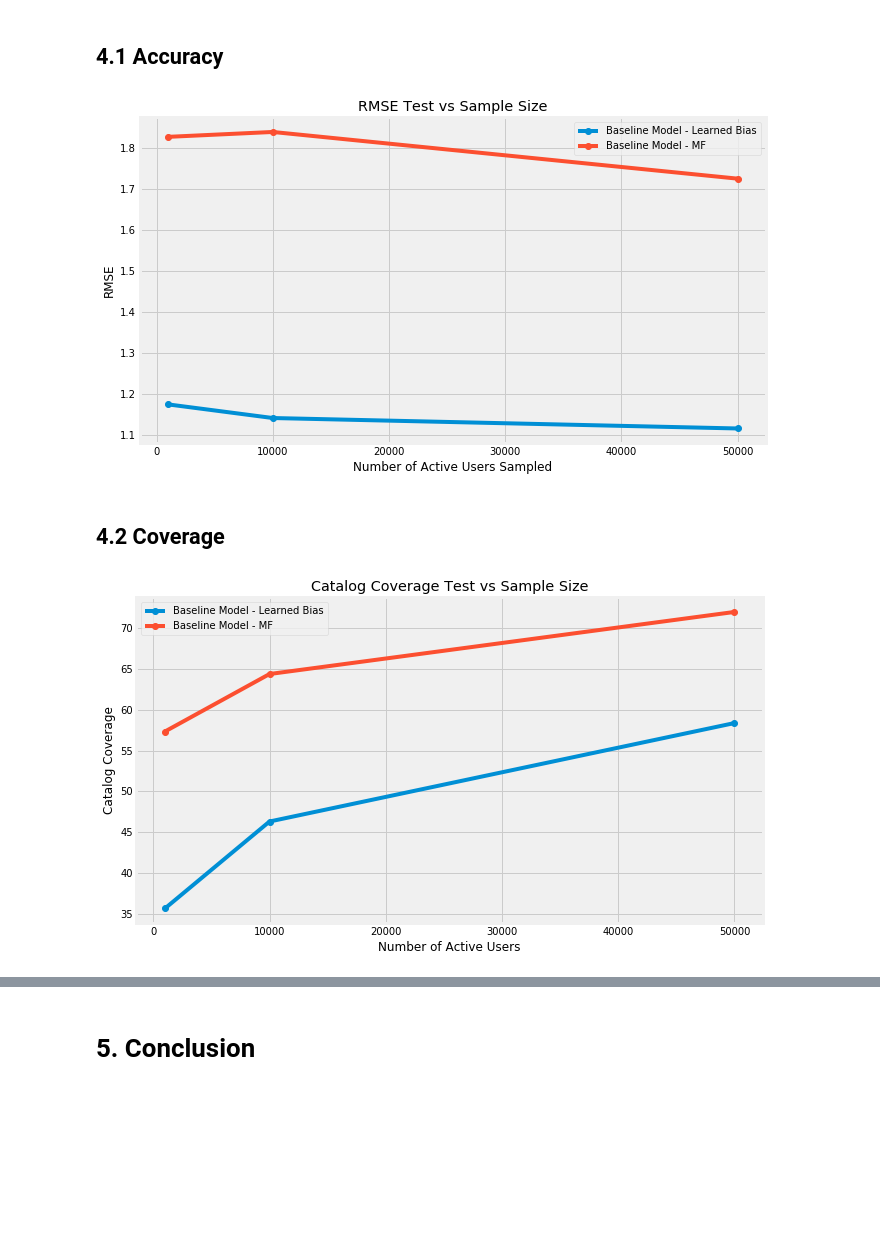
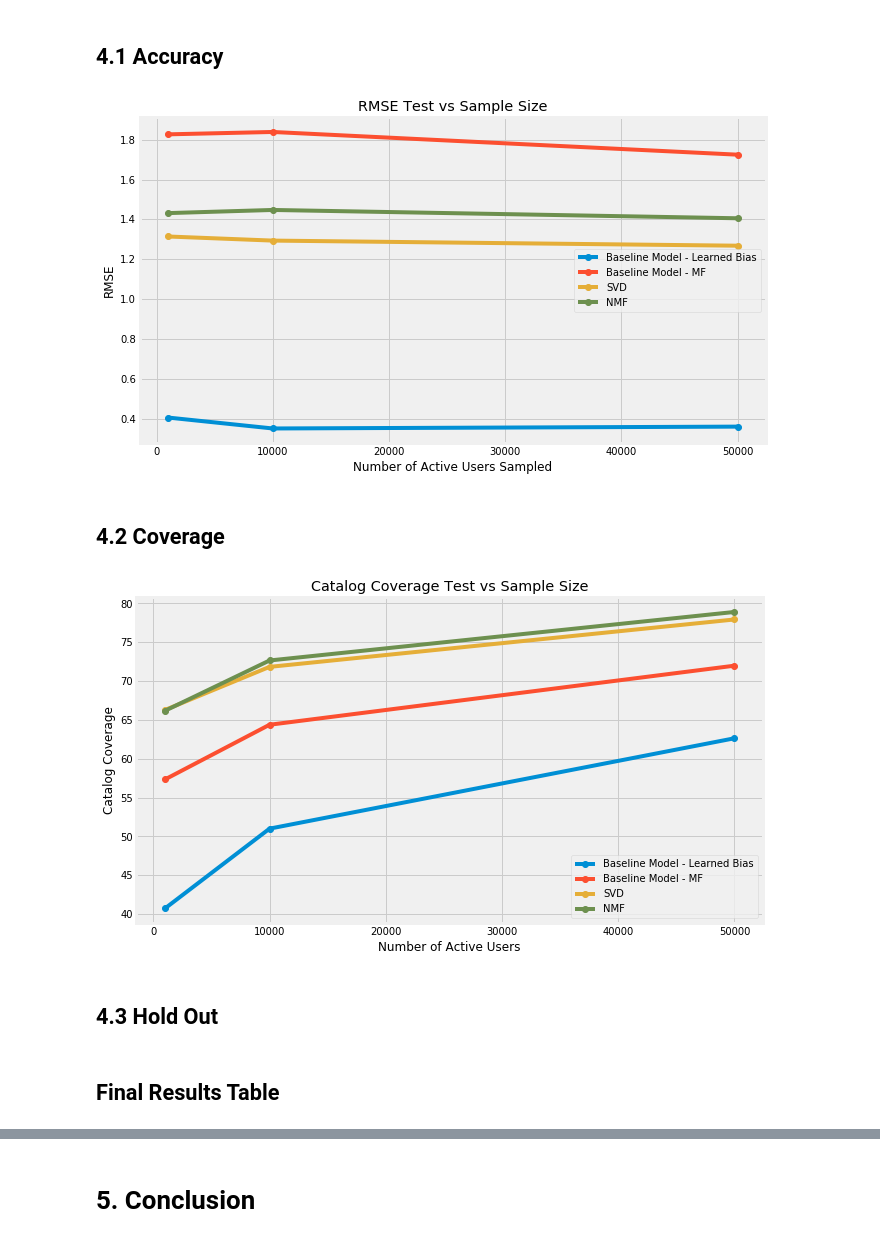
Before and after one commit to thisismeg/personalization-final-project, a Jupyter notebook: final_report.ipynb, the cells around one changed output, grey strips where cells are left out. Cells and saved outputs as stored; diff of their text form; code cells hidden in the pictures; blank space fills up the shorter version.

Commit message:
add hold outs

```diff
--- a/final_report.ipynb
+++ b/final_report.ipynb
@@ -418,0 +411,3 @@ Catalog Coverage: 35.65852002715547%
+# %%
+# rmse, coverage = run_baseline_model(active_user_only_ratings_df_sample)
+rmse, coverage, baseline_predictions = run_baseline_model(training_data, testing_data)
@@ -430,0 +424,3 @@ Catalog Coverage: 46.31231544207052%
+# %%
+# rmse2, coverage2 = run_baseline_model(active_user_only_ratings_df_sample2)
+rmse2, coverage2, baseline_predictions2 = run_baseline_model(training_data2, testing_data2)
@@ -442,0 +437,3 @@ Catalog Coverage: 58.37497544183344%
+# %%
+# rmse3, coverage3 = run_baseline_model(active_user_only_ratings_df_sample3)
+rmse3, coverage3, baseline_predictions3 = run_baseline_model(training_data3, testing_data3)
@@ -1240,14 +1148,14 @@ train_nn
 # %% [markdown]
 ## 4.1 Accuracy <a class="anchor" id="4-1"></a>
 # %%
-LEGEND = ['Baseline Model - Learned Bias', 'Baseline Model - MF', 'SVD++', 'Wide and Deep']
+LEGEND = ['Baseline Model - Learned Bias', 'Baseline Model - MF', 'SVD', 'NMF', 'Wide and Deep']
 
 plt.figure(figsize=(10, 6))
 
 plt.plot(sample_sizes, baseline_rmses, marker='o')
 plt.plot(sample_sizes, baseline_MF_rmses, marker='o')
-# plt.plot(sample_sizes, [min(rmse)  for rmse in knn_rmse_test], marker='o')
-# plt.plot(sample_sizes, best_als_rmses, marker='o')
+plt.plot(sample_sizes, all_mf_rmses[0], marker='o')
+plt.plot(sample_sizes, all_mf_rmses[1], marker='o')
 
 plt.xlabel('Number of Active Users Sampled')
 plt.ylabel('RMSE')
@@ -1256,21 +1164,23 @@ plt.legend(LEGEND)
 plt.grid(True)
 plt.show()
 # %% [output]
-[figure, old version]
+[figure, new version]
 # %% [markdown]
 ## 4.2 Coverage <a class="anchor" id="4-2"></a>
 # %%
 plt.figure(figsize=(10, 6))
 plt.plot(sample_sizes, baseline_coverages, marker='o')
 plt.plot(sample_sizes, als_catalog_coverages, marker='o')
-# plt.plot(sample_sizes, knn_catalog_coverages, marker='o')
-# plt.plot(sample_sizes, als_catalog_coverages, marker='o')
+plt.plot(sample_sizes, all_mf_coverages[0], marker='o')
+plt.plot(sample_sizes, all_mf_coverages[1], marker='o')
 
 plt.xlabel('Number of Active Users')
 plt.ylabel('Catalog Coverage')
 plt.title('Catalog Coverage Test vs Sample Size')
 plt.legend(LEGEND)
 plt.grid(True)
 plt.show()
 # %% [output]
-[figure, old version]
+[figure, new version]
+# %% [markdown]
+## 4.3 Hold Out <a class="anchor" id="4-3"></a>
@@ -1276,0 +1214,2 @@ plt.show()
+# %% [markdown]
+## Final Results Table
```
Also changed, not shown: parts of 49 cells of this notebook.
